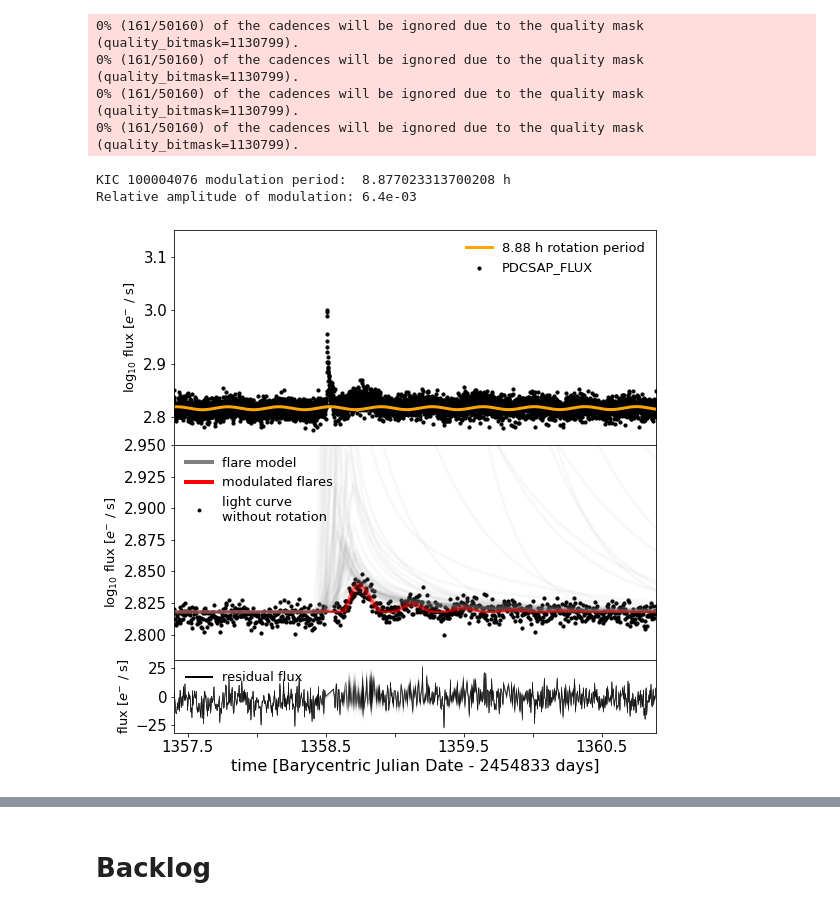
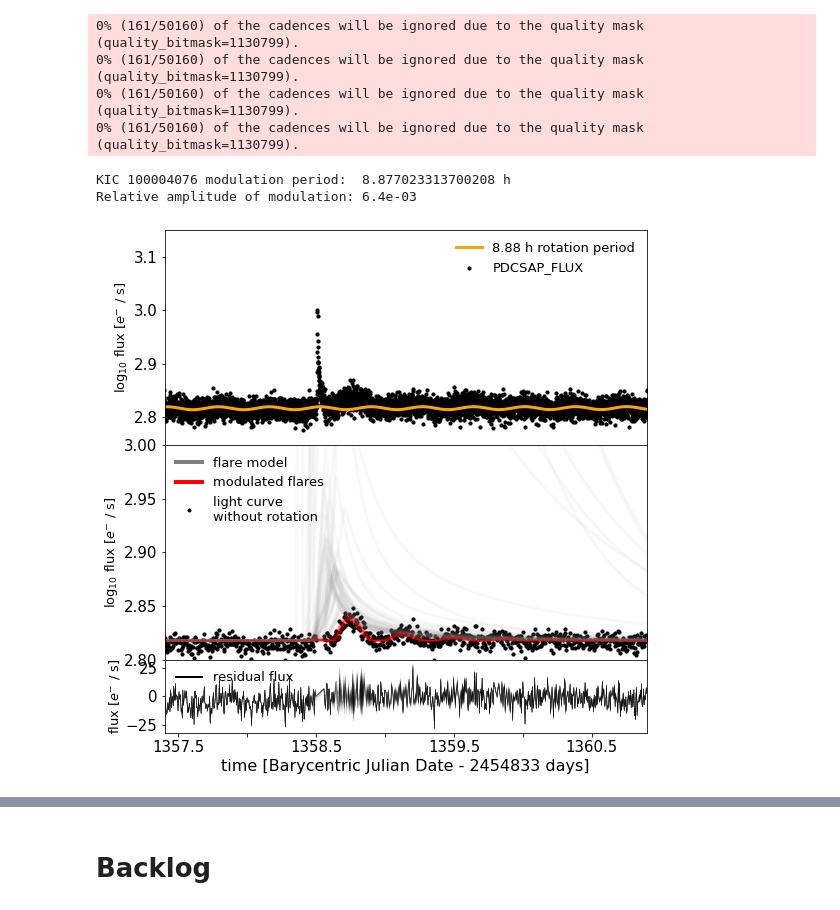
Before and after one commit to ekaterinailin/MalachiteMountains, a Jupyter notebook: analysis/notebooks/NB44_Plot_model_with_residuals_and_rotation.ipynb, the cells around one changed output, grey strips where cells are left out. Saved outputs shown, nothing was run; the diff lists cells and outputs as text; code cells hidden in the pictures.

```diff
--- a/analysis/notebooks/NB44_Plot_model_with_residuals_and_rotation.ipynb
+++ b/analysis/notebooks/NB44_Plot_model_with_residuals_and_rotation.ipynb
@@ -38,21 +38,22 @@ def cosine(x, a, b, c, d, e):
     return a * np.cos(b * x + c) + d * x + e
 # %%
 # Datasets we analysed
-datasets = [#(237880881, "a", "03_10_2020_11_29"),
-            #(237880881, "b", "03_10_2020_11_29"),
-            (100004076, "", "03_10_2020_11_27"),
+datasets = [(100004076, "", "03_10_2020_11_27"),
+           # (237880881, "a", "03_10_2020_11_29"),
+          #  (237880881, "b", "03_10_2020_11_29"),
+            (277539431, "", "03_10_2020_11_30"),
 #             (277539431, "", "08_07_2020_11_48"),
 #             (237880881, "a", "11_02_2020_10_07"),
 #             (237880881, "b", "11_02_2020_10_07"),
-#             (44984200, "", "02_08_2020_17_44"),
-#             (44984200, "a", "04_08_2020_13_40"),
-#             (44984200, "b", "04_08_2020_13_40"),
+          #   (44984200, "a", "04_08_2020_13_40"),
+          #   (44984200, "b", "04_08_2020_13_40"),
 #             (100004076, "", "18_08_2020_15_38"),
+             (44984200, "", "02_08_2020_17_44"),
             ]
 # %%
 
 
-for ID, suffix, tstamp in datasets:
+for ID, suffix, tstamp in datasets[:1]:
 
     # Get data
     df = pd.read_csv(f"{CWD}/analysis/results/mcmc/{tstamp}_{ID}{suffix}_converted_mcmc_sample.csv")
@@ -103,7 +104,7 @@ for ID, suffix, tstamp in datasets:
         ax.plot(time, np.log10(fullmodel) , c="r", alpha=0.05)
         ax2.plot(time, flux-fullmodel, c="k", alpha=.05, linewidth=.5)
 
-
+    ax.set_ylim(2.8,3.0)
 
     # Fetch light curve
     flck = fetch_lightcurve(target)
@@ -147,38 +148,37 @@ for ID, suffix, tstamp in datasets:
     ax.legend(handles=legend_elements, fontsize=13, frameon=False)
     ax2.legend(handles=legend_elements2, fontsize=13, frameon=False)
     ax2.set_xlabel(f"time [Barycentric Julian Date - {target.BJDoff} days]",fontsize=16)
-    ax.set_ylim(2.78,2.95)
 
     for label in ax2.xaxis.get_ticklabels()[::2]:
         label.set_visible(False)
 
     for label in ax.xaxis.get_ticklabels():
         label.set_visible(False)
 
     for label in ax3.xaxis.get_ticklabels():
         label.set_visible(False)
 
     ax.set_ylabel(r"$\log_{10}$ flux [$e^{-}$ / s]",fontsize=13);
     ax3.set_ylabel(r"$\log_{10}$ flux [$e^{-}$ / s]",fontsize=13);
 
     ax2.set_ylabel(r"flux [$e^{-}$ / s]",fontsize=13);
     plt.tight_layout()
     plt.ylim(None, None)
     x = np.linspace(lc.t.min(), lc.t.max(), 10)
     yd = np.full_like(x, ax3.get_ylim()[0])
     yu = np.full_like(x, ax3.get_ylim()[1])
     #ax.fill_between(x,yd,yu,facecolor="orange",alpha=.26)
     #ax3.fill_between(x,yd,yu,facecolor="orange",alpha=.13)
     for axis in [ax, ax2, ax3]:
         axis.set_xlim(lc.t.min(), lc.t.max())
     plt.savefig(f"{CWD}/analysis/plots/flarefit/"
-                f"Nature_{target.prefix}{target.ID}{suffix}.png",
+                f"{tstamp}_Nature_{target.prefix}{target.ID}.png",
                 dpi=300)
 # %% [output]
 0% (161/50160) of the cadences will be ignored due to the quality mask (quality_bitmask=1130799).
 0% (161/50160) of the cadences will be ignored due to the quality mask (quality_bitmask=1130799).
 0% (161/50160) of the cadences will be ignored due to the quality mask (quality_bitmask=1130799).
 0% (161/50160) of the cadences will be ignored due to the quality mask (quality_bitmask=1130799).
 KIC 100004076 modulation period:  8.877023313700208 h
 Relative amplitude of modulation: 6.4e-03
-[figure, old version]
+[figure, new version]
```
Also changed, not shown: parts of 4 cells of this notebook, 6 other files.
